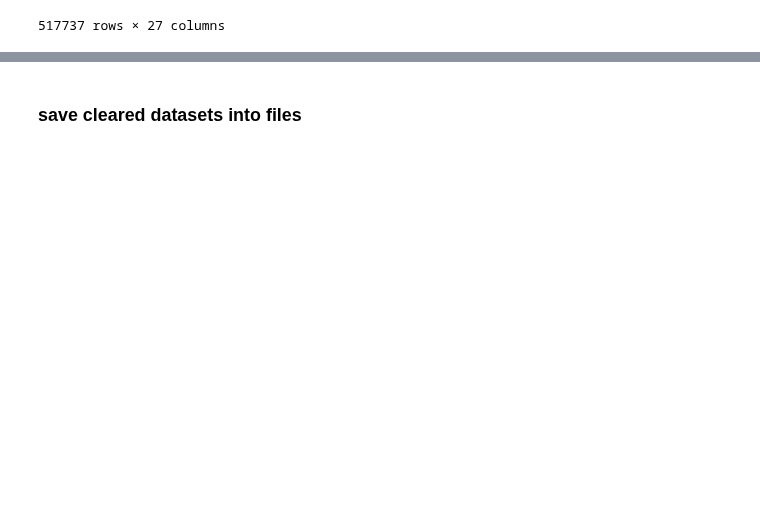
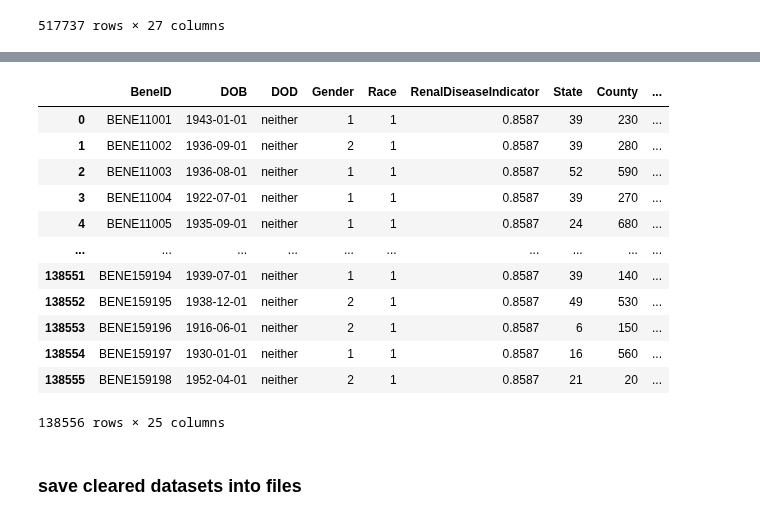
Before and after one commit to ashen007/MedicalCostPrediction-insurance_fraudDetection, a Jupyter notebook: notebooks/data quality/feature engineering.ipynb, the cells around one changed output, grey strips where cells are left out. Saved outputs shown, nothing was run; the diff lists cells and outputs as text; code cells hidden in the pictures; blank space fills up the shorter version.

Commit message:
encoded categorical features using their frequency of classes (beneficiary dataset).

```diff
--- a/notebooks/data quality/feature engineering.ipynb
+++ b/notebooks/data quality/feature engineering.ipynb
@@ -458,3 +483,19 @@ outpatient_FE.data
+# %%
+beneficiary_FE.data
+# %% [output]
+|  | BeneID | DOB | DOD | Gender | Race | RenalDiseaseIndicator | State | County | ... |
+| 0 | BENE11001 | 1943-01-01 | neither | 1 | 1 | 0.8587 | 39 | 230 | ... |
+| 1 | BENE11002 | 1936-09-01 | neither | 2 | 1 | 0.8587 | 39 | 280 | ... |
+| 2 | BENE11003 | 1936-08-01 | neither | 1 | 1 | 0.8587 | 52 | 590 | ... |
+| 3 | BENE11004 | 1922-07-01 | neither | 1 | 1 | 0.8587 | 39 | 270 | ... |
+| 4 | BENE11005 | 1935-09-01 | neither | 1 | 1 | 0.8587 | 24 | 680 | ... |
+| ... | ... | ... | ... | ... | ... | ... | ... | ... | ... |
+| 138551 | BENE159194 | 1939-07-01 | neither | 1 | 1 | 0.8587 | 39 | 140 | ... |
+| 138552 | BENE159195 | 1938-12-01 | neither | 2 | 1 | 0.8587 | 49 | 530 | ... |
+| 138553 | BENE159196 | 1916-06-01 | neither | 2 | 1 | 0.8587 | 6 | 150 | ... |
+| 138554 | BENE159197 | 1930-01-01 | neither | 1 | 1 | 0.8587 | 16 | 560 | ... |
+| 138555 | BENE159198 | 1952-04-01 | neither | 2 | 1 | 0.8587 | 21 | 20 | ... |
+138556 rows × 25 columns
 # %% [markdown]
 ### save cleared datasets into files
 # %%
```
Also changed, not shown: parts of 3 cells of this notebook.
